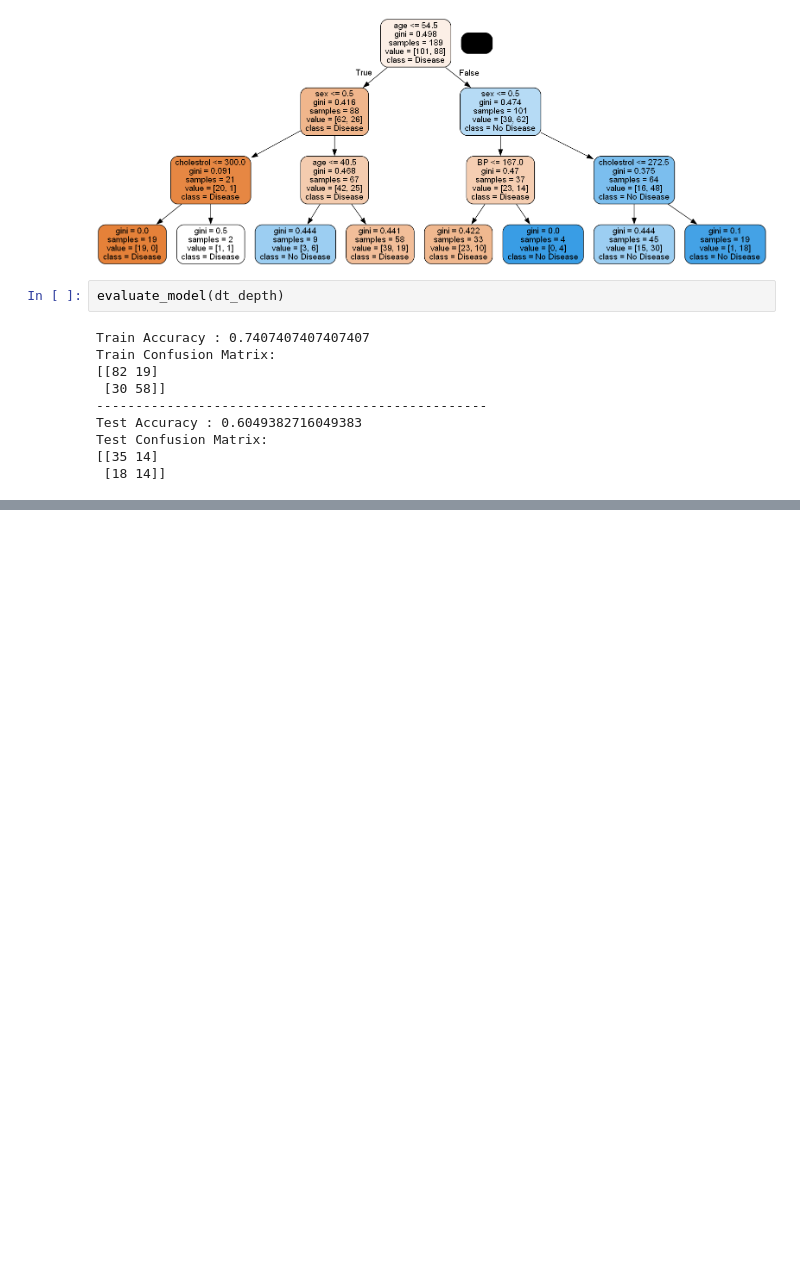
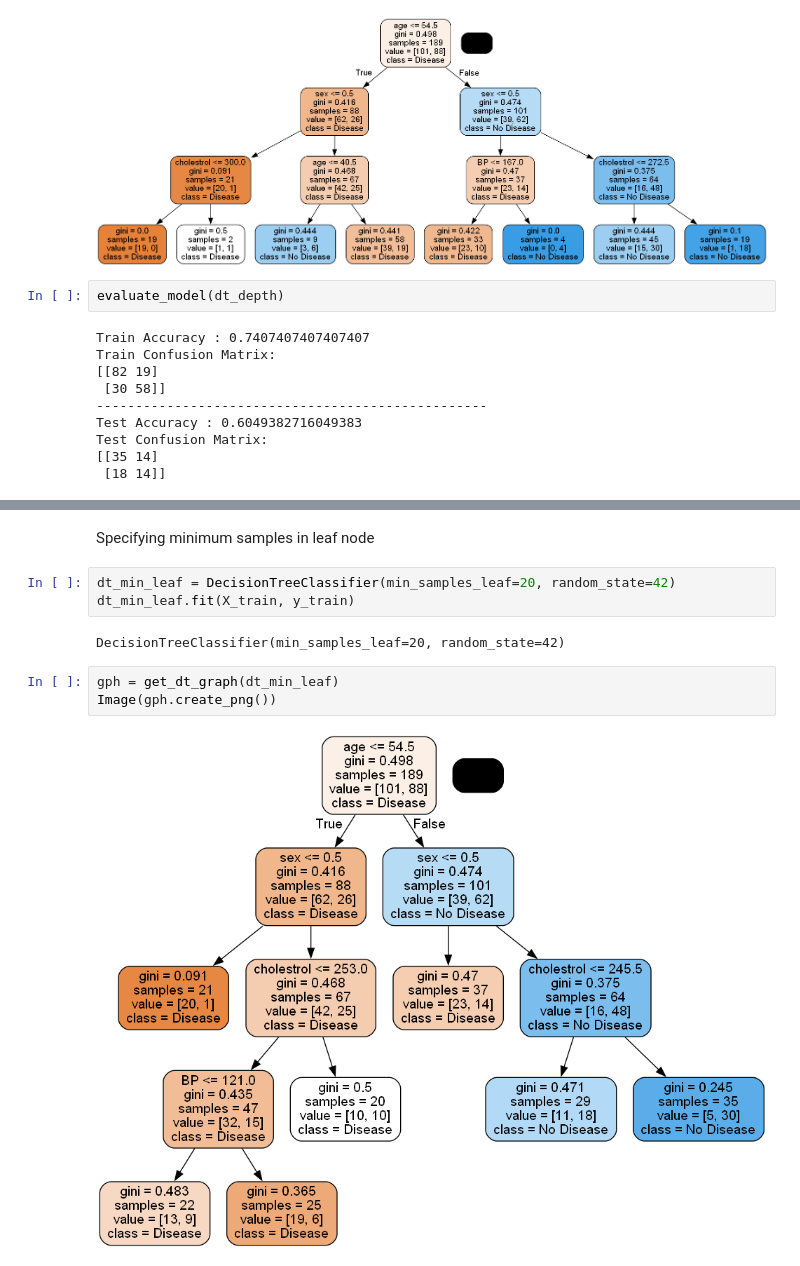
Before and after one commit to Ashik-Mohammed-S/Heart_disease_prediction, a Jupyter notebook: Heart_disease.ipynb, the cells around one changed output, grey strips where cells are left out. Drawn from its saved outputs; the diff is of its cells as text; blank space fills up the shorter version.

```diff
--- a/Heart_disease.ipynb
+++ b/Heart_disease.ipynb
@@ -167,0 +192,12 @@ Test Confusion Matrix:
+# %% [markdown]
+Specifying minimum samples in leaf node
+# %%
+dt_min_leaf = DecisionTreeClassifier(min_samples_leaf=20, random_state=42)
+dt_min_leaf.fit(X_train, y_train)
+# %% [output]
+DecisionTreeClassifier(min_samples_leaf=20, random_state=42)
+# %%
+gph = get_dt_graph(dt_min_leaf)
+Image(gph.create_png())
+# %% [output]
+[figure, added]
```
Also changed, not shown: parts of 11 cells of this notebook.
